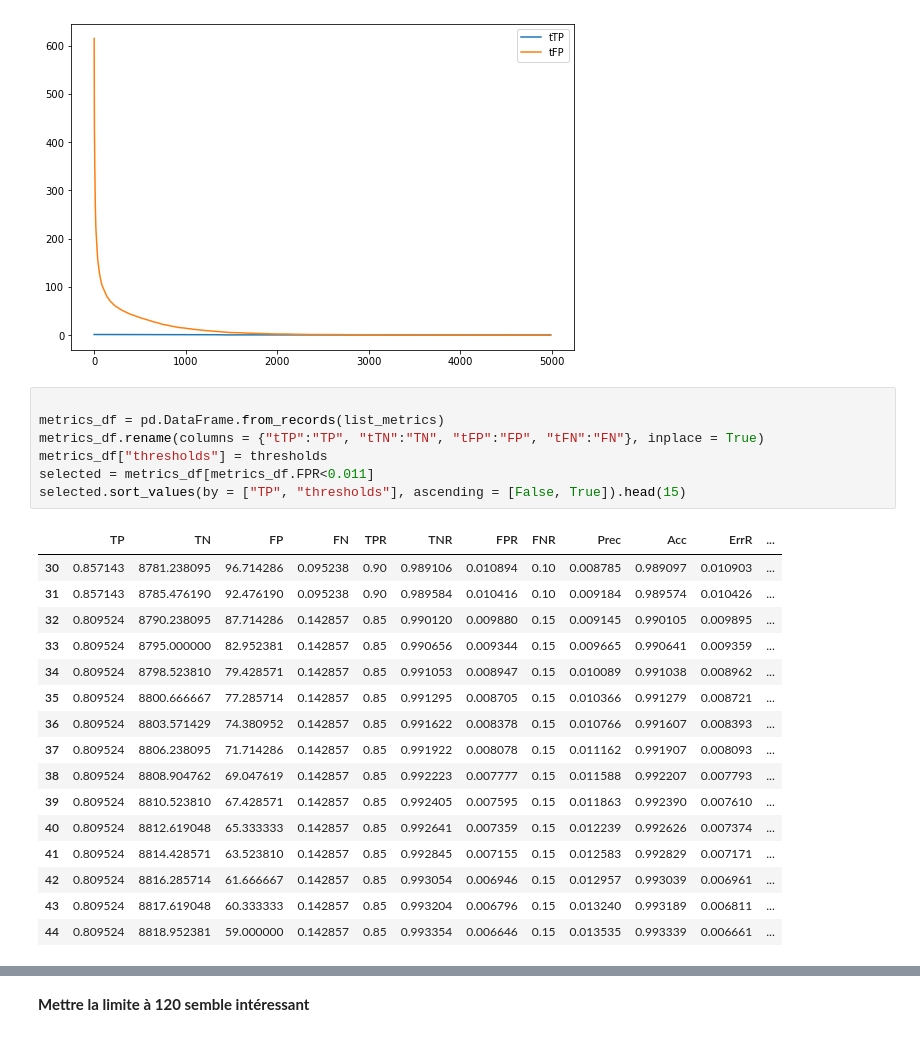
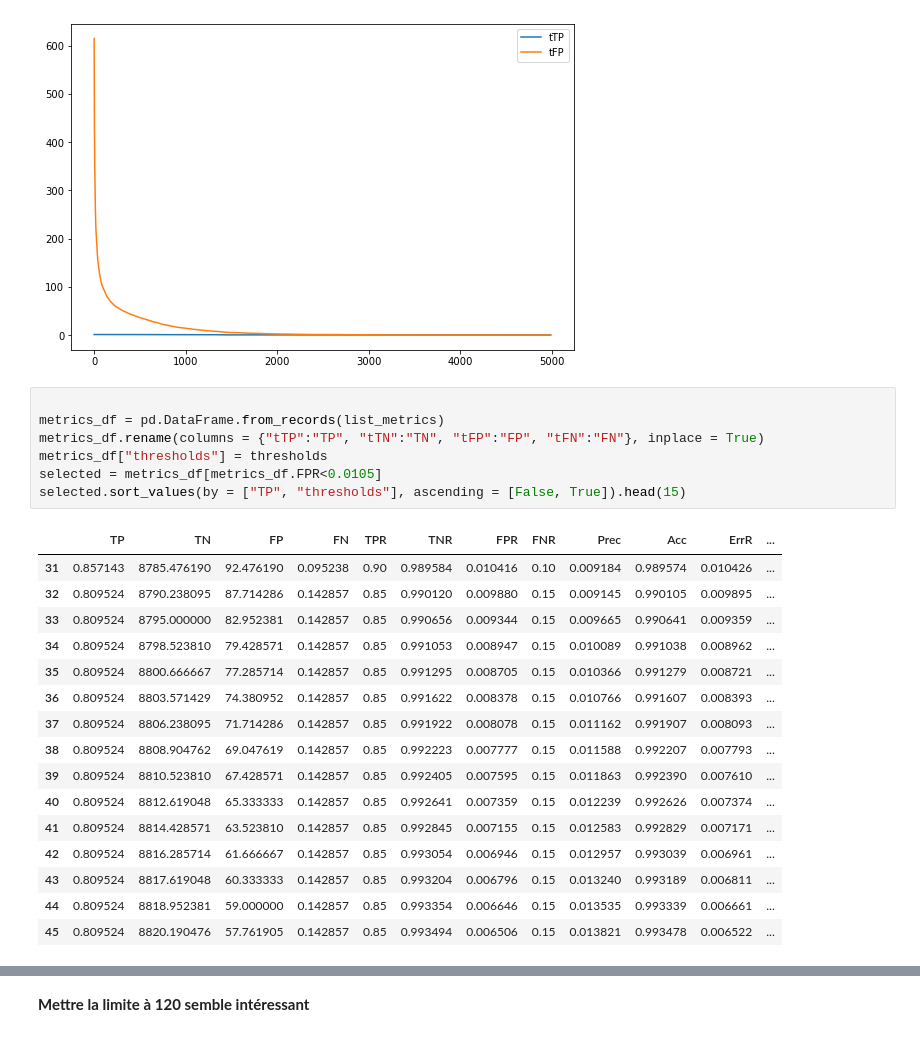
Before and after one commit to mgendr/CTU_13_Supervision_Des_Systemes, a Jupyter notebook: Find_Anomaly_thresh.ipynb, the cells around one changed output, grey strips where cells are left out. Cells and saved outputs as stored; diff of their text form.

```diff
--- a/Find_Anomaly_thresh.ipynb
+++ b/Find_Anomaly_thresh.ipynb
@@ -353,13 +353,12 @@ plt.legend(legend)
 # %%
 
 metrics_df = pd.DataFrame.from_records(list_metrics)
 metrics_df.rename(columns = {"tTP":"TP", "tTN":"TN", "tFP":"FP", "tFN":"FN"}, inplace = True)
 metrics_df["thresholds"] = thresholds
-selected = metrics_df[metrics_df.FPR<0.011]
+selected = metrics_df[metrics_df.FPR<0.0105]
 selected.sort_values(by = ["TP", "thresholds"], ascending = [False, True]).head(15)
 # %% [output]
 |  | TP | TN | FP | FN | TPR | TNR | FPR | FNR | Prec | Acc | ErrR | ... |
-| 30 | 0.857143 | 8781.238095 | 96.714286 | 0.095238 | 0.90 | 0.989106 | 0.010894 | 0.10 | 0.008785 | 0.989097 | 0.010903 | ... |
 | 31 | 0.857143 | 8785.476190 | 92.476190 | 0.095238 | 0.90 | 0.989584 | 0.010416 | 0.10 | 0.009184 | 0.989574 | 0.010426 | ... |
 | 32 | 0.809524 | 8790.238095 | 87.714286 | 0.142857 | 0.85 | 0.990120 | 0.009880 | 0.15 | 0.009145 | 0.990105 | 0.009895 | ... |
 | 33 | 0.809524 | 8795.000000 | 82.952381 | 0.142857 | 0.85 | 0.990656 | 0.009344 | 0.15 | 0.009665 | 0.990641 | 0.009359 | ... |
@@ -374,6 +373,7 @@ selected.sort_values(by = ["TP", "thresholds"], ascending = [False, True]).head(
 | 42 | 0.809524 | 8816.285714 | 61.666667 | 0.142857 | 0.85 | 0.993054 | 0.006946 | 0.15 | 0.012957 | 0.993039 | 0.006961 | ... |
 | 43 | 0.809524 | 8817.619048 | 60.333333 | 0.142857 | 0.85 | 0.993204 | 0.006796 | 0.15 | 0.013240 | 0.993189 | 0.006811 | ... |
 | 44 | 0.809524 | 8818.952381 | 59.000000 | 0.142857 | 0.85 | 0.993354 | 0.006646 | 0.15 | 0.013535 | 0.993339 | 0.006661 | ... |
+| 45 | 0.809524 | 8820.190476 | 57.761905 | 0.142857 | 0.85 | 0.993494 | 0.006506 | 0.15 | 0.013821 | 0.993478 | 0.006522 | ... |
 # %%
 selected.sort_values(by = ["TP", "thresholds"], ascending = [False, True]).head(8)[["TPR","FPR", "thresholds"]]
 # %% [output]
```
Also changed, not shown: parts of 1 cell of this notebook.
